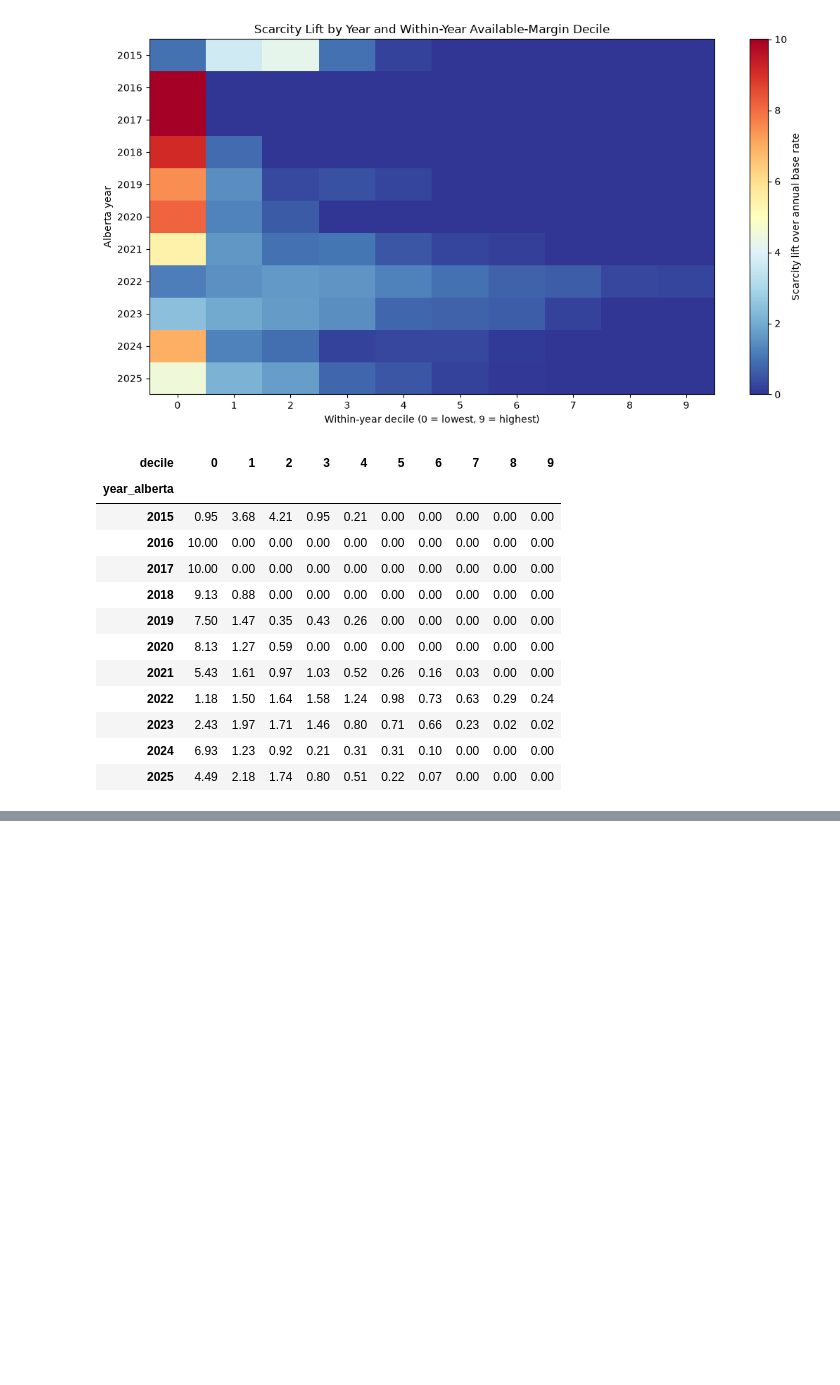
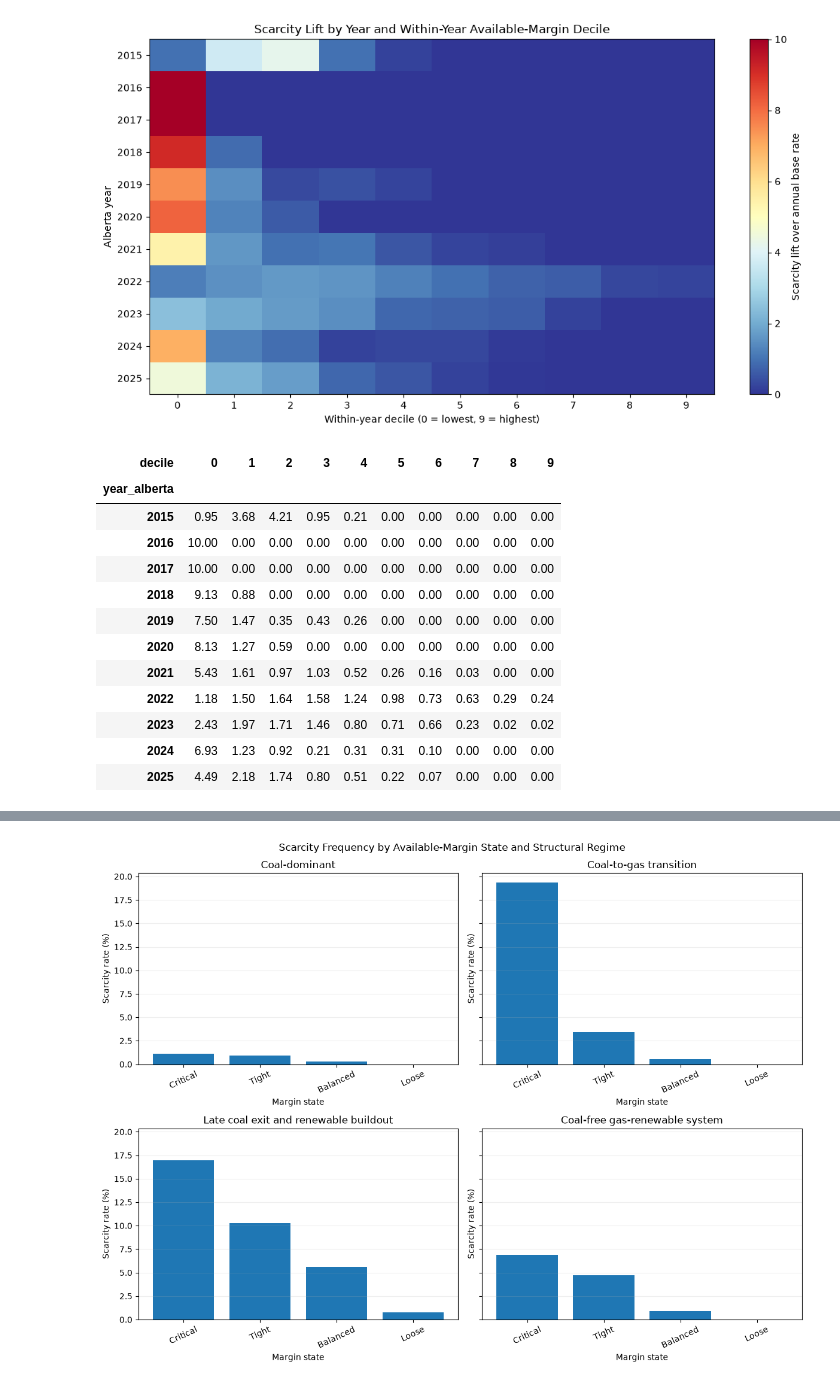
Before and after one commit to bhasein/alberta_power_markets_project, a Jupyter notebook: notebooks/02_Scarcity_Regimes.ipynb, the cells around one changed output, grey strips where cells are left out. Saved outputs shown, nothing was run; the diff lists cells and outputs as text; code cells hidden in the pictures; blank space fills up the shorter version.

```diff
--- a/notebooks/02_Scarcity_Regimes.ipynb
+++ b/notebooks/02_Scarcity_Regimes.ipynb
@@ -1692,0 +2160,73 @@ display(available_margin_year_decile_values.round(2))
+# %%
+# ---------------------------------------------------------------------
+# Compare margin states across structural regimes
+# ---------------------------------------------------------------------
+
+regime_margin_summary = (
+    pd.DataFrame({
+        "structural_regime": structural_regime,
+        "margin_state": scarcity_features["margin_state"],
+        "scarcity_event": primary_event,
+    })
+    .groupby(
+        [
+            "structural_regime",
+            "margin_state",
+        ],
+        observed=True,
+    )
+    .agg(
+        hours=("scarcity_event", "size"),
+        scarcity_rate=("scarcity_event", "mean"),
+    )
+    .reset_index()
+)
+
+fig, axes = plt.subplots(
+    2,
+    2,
+    figsize=(12, 9),
+    sharex=True,
+    sharey=True,
+)
+
+maximum_rate = (
+    regime_margin_summary["scarcity_rate"].max()
+    * 100
+)
+
+for axis, regime in zip(
+    axes.flatten(),
+    STRUCTURAL_REGIME_ORDER,
+):
+    plot_data = (
+        regime_margin_summary[
+            regime_margin_summary[
+                "structural_regime"
+            ].eq(regime)
+        ]
+        .set_index("margin_state")
+        .reindex(MARGIN_STATE_ORDER)
+    )
+
+    axis.bar(
+        plot_data.index,
+        plot_data["scarcity_rate"] * 100,
+    )
+
+    axis.set_title(regime)
+    axis.set_ylim(0, maximum_rate * 1.05)
+    axis.set_xlabel("Margin state")
+    axis.set_ylabel("Scarcity rate (%)")
+    axis.tick_params(axis="x", labelbottom=True, rotation=25,)
+    axis.grid(axis="y", alpha=0.20)
+
+fig.suptitle(
+    "Scarcity Frequency by Available-Margin State "
+    "and Structural Regime"
+)
+
+plt.tight_layout()
+plt.show()
+# %% [output]
+[figure, added]
```
Also changed, not shown: parts of 49 cells of this notebook, 1 other file.
